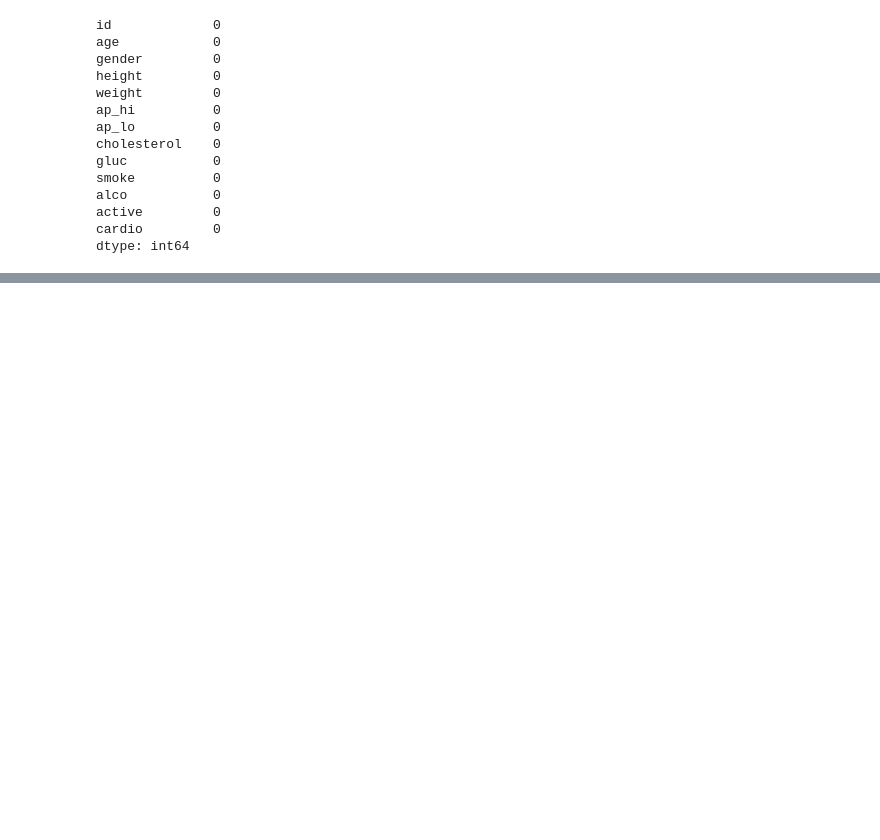
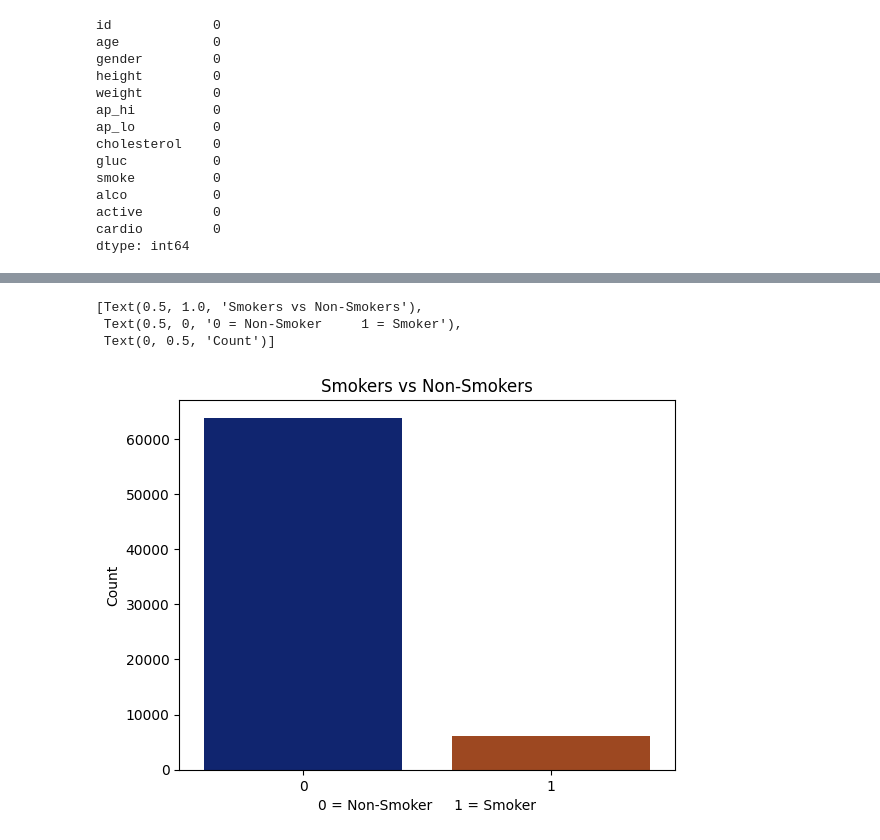
Before and after one commit to Rufshod/Machine-Learning-Alexander-Andersson, a Jupyter notebook: Lab/Lab_2.ipynb, the cells around one changed output, grey strips where cells are left out. Saved outputs shown, nothing was run; the diff lists cells and outputs as text; code cells hidden in the pictures; blank space fills up the shorter version.

```diff
--- a/Lab/Lab_2.ipynb
+++ b/Lab/Lab_2.ipynb
@@ -57,0 +116,11 @@ dtype: int64
+# %%
+# Showing how many are smokers and non smokers
+
+ax = sns.countplot(x="smoke", data=df, palette="dark")
+ax.set(title="Smokers vs Non-Smokers", xlabel="0 = Non-Smoker     1 = Smoker", ylabel="Count")
+#Todo remove backround color
+# %% [output]
+[Text(0.5, 1.0, 'Smokers vs Non-Smokers'),
+ Text(0.5, 0, '0 = Non-Smoker     1 = Smoker'),
+ Text(0, 0.5, 'Count')]
+[figure, added]
```
Also changed, not shown: parts of 19 cells of this notebook.
